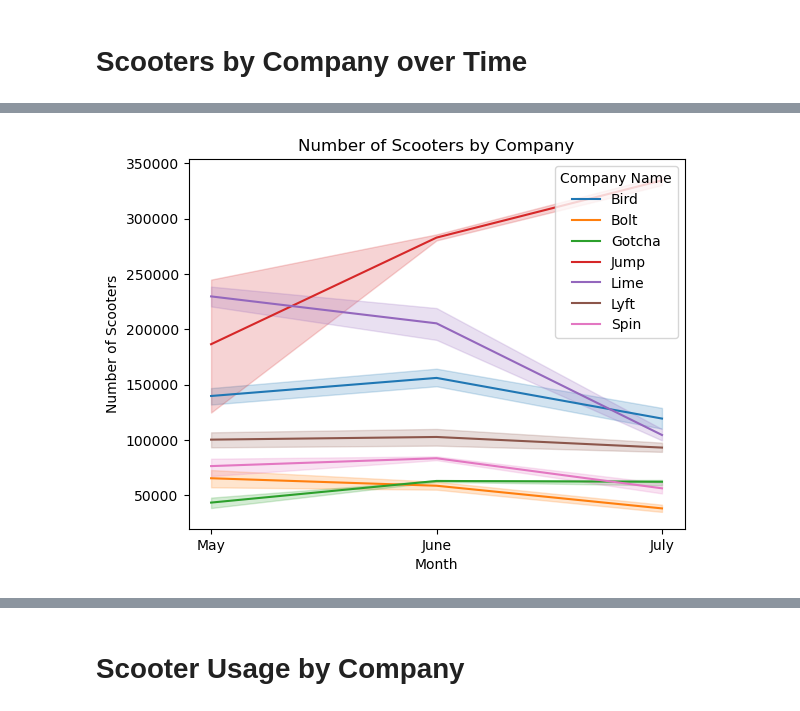
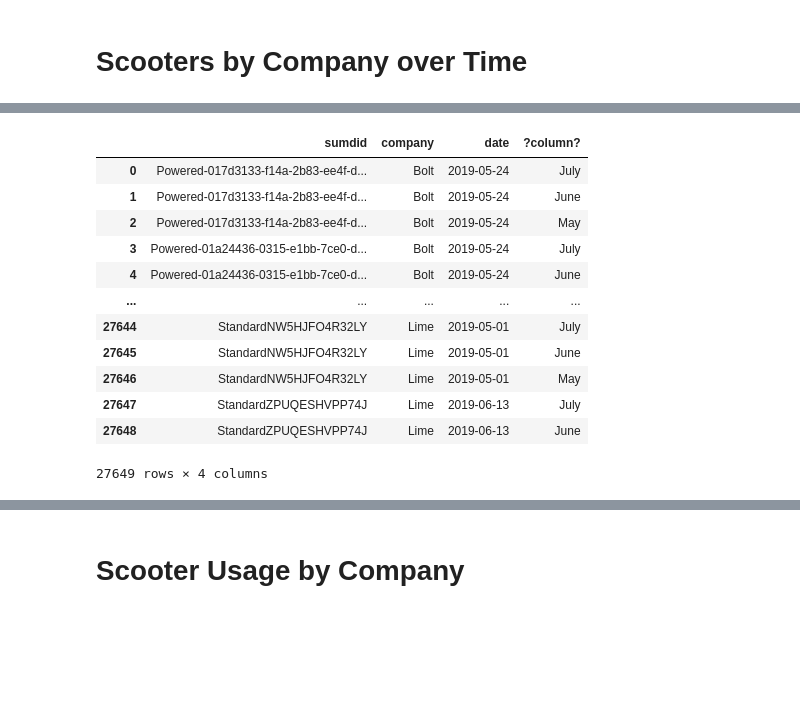
Before and after one commit to richardzleonard/nashville_scooters, a Jupyter notebook: scripts/question_1.ipynb, the cells around one changed output, grey strips where cells are left out. Saved outputs shown, nothing was run; the diff lists cells and outputs as text; code cells hidden in the pictures; blank space fills up the shorter version.

```diff
--- a/scripts/question_1.ipynb
+++ b/scripts/question_1.ipynb
@@ -13,14 +13,3 @@ connection_string = f"postgresql://postgres:postgres@localhost:5432/{database_na
 engine = create_engine(connection_string)
 # %% [markdown]
 Can start pulling queries from SQL Database
-# %%
-query = '''
-SELECT companyname, COUNT(*)
-FROM scooters
-GROUP BY companyname;
-'''
-
-with engine.connect() as connection:
-    scooters_by_company = pd.read_sql(text(query), con = connection)
-
-scooters_by_company
@@ -50,13 +79,2 @@ No handles with labels found to put in legend.
 # %% [markdown]
 # Scooters by Company over Time
-# %%
-query = '''
-SELECT companyname, COUNT(*), DATE(pubdatetime) AS date
-FROM scooters
-GROUP BY companyname, date;
-'''
-
-with engine.connect() as connection:
-    scooters_by_company_date = pd.read_sql(text(query), con = connection)
-
-scooters_by_company_date
@@ -99,7 +81,36 @@ scooters_by_company_date
-# %%
-sns.lineplot(x= 'month', y = 'count', data = scooters_by_company_date, hue = 'companyname').set(title = 'Number of Scooters by Company')
-plt.legend(title = 'Company Name')
-plt.ylabel('Number of Scooters')
-plt.xlabel('Month');
-# %% [output]
-[figure, removed]
+# %%
+query = '''
+(SELECT DISTINCT(sumdid), companyname As company, MIN(DATE(pubdatetime)) AS date, 'May'
+FROM scooters
+WHERE pubdatetime < '2019-06-01 00:00:00'
+GROUP BY DISTINCT(sumdid), companyname)
+UNION
+(SELECT DISTINCT(sumdid), companyname As company, MIN(DATE(pubdatetime)) AS date, 'June'
+FROM scooters
+WHERE pubdatetime < '2019-07-01 00:00:00'
+GROUP BY DISTINCT(sumdid), companyname)
+UNION
+(SELECT DISTINCT(sumdid), companyname As company, MIN(DATE(pubdatetime)) AS date, 'July'
+FROM scooters
+WHERE pubdatetime < '2019-08-01 00:00:00'
+GROUP BY DISTINCT(sumdid), companyname)
+'''
+
+with engine.connect() as connection:
+    unique_scooters = pd.read_sql(text(query), con = connection)
+
+unique_scooters
+# %% [output]
+|  | sumdid | company | date | ?column? |
+| 0 | Powered-017d3133-f14a-2b83-ee4f-d... | Bolt | 2019-05-24 | July |
+| 1 | Powered-017d3133-f14a-2b83-ee4f-d... | Bolt | 2019-05-24 | June |
+| 2 | Powered-017d3133-f14a-2b83-ee4f-d... | Bolt | 2019-05-24 | May |
+| 3 | Powered-01a24436-0315-e1bb-7ce0-d... | Bolt | 2019-05-24 | July |
+| 4 | Powered-01a24436-0315-e1bb-7ce0-d... | Bolt | 2019-05-24 | June |
+| ... | ... | ... | ... | ... |
+| 27644 | StandardNW5HJFO4R32LY | Lime | 2019-05-01 | July |
+| 27645 | StandardNW5HJFO4R32LY | Lime | 2019-05-01 | June |
+| 27646 | StandardNW5HJFO4R32LY | Lime | 2019-05-01 | May |
+| 27647 | StandardZPUQESHVPP74J | Lime | 2019-06-13 | July |
+| 27648 | StandardZPUQESHVPP74J | Lime | 2019-06-13 | June |
+27649 rows × 4 columns
```
Also changed, not shown: parts of 23 cells of this notebook, 1 other file.
